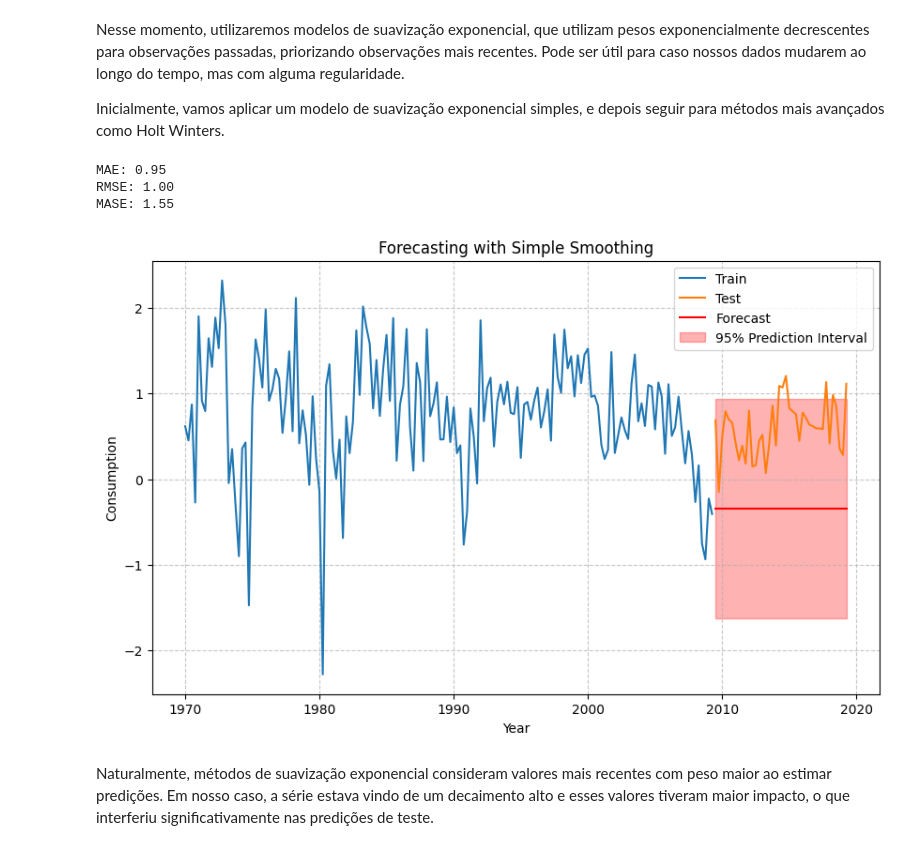
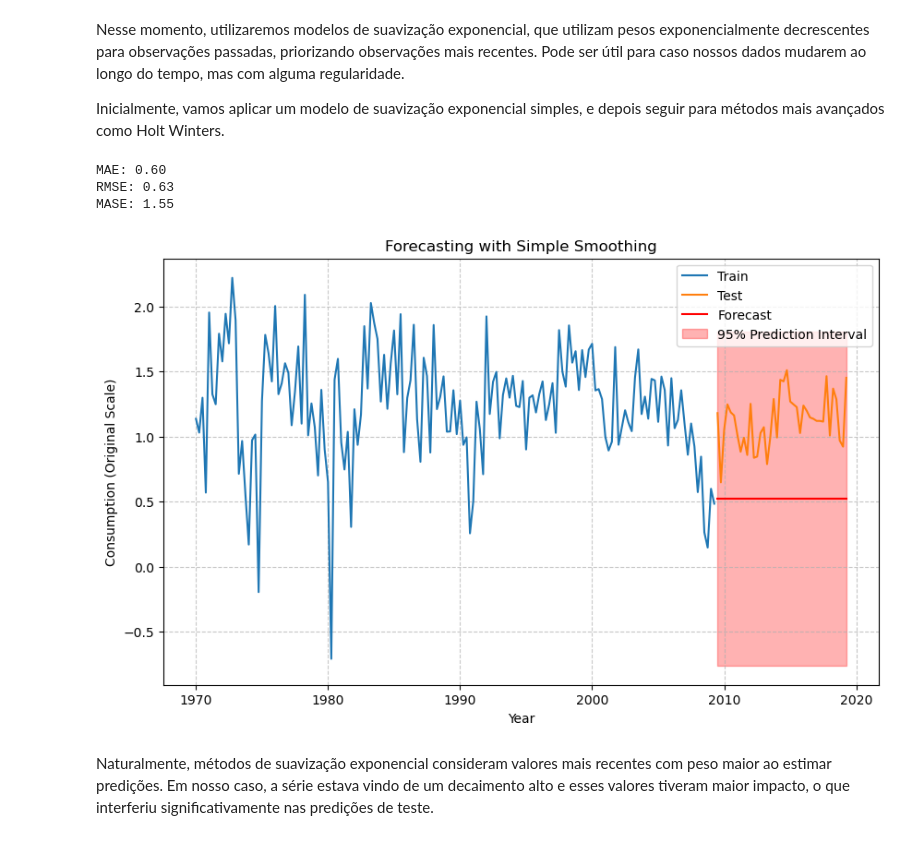
Before and after one commit to ramalhogs/Series_temporais_A2, a Jupyter notebook: exponential_smoothing.ipynb, the cells around one changed output. Drawn from its saved outputs; the diff is of its cells as text; code cells hidden in the pictures.

Commit message:
Added Z-score
Adicionado a transformação Z-score em baselines, expo_smooth, linreg e sarima

```diff
--- a/exponential_smoothing.ipynb
+++ b/exponential_smoothing.ipynb
@@ -31,6 +32,15 @@ df['Quarter'] = df['Quarter'].apply(convert_to_period)
 flt = (df["Quarter"] >= "1970Q1") & (df["Quarter"] <= "2019Q2")
 Consumption = df[["Quarter", "Consumption"]][flt]
 Consumption.set_index("Quarter", inplace=True)
+
+
+# Apply Z-Score Normalization
+scaler = StandardScaler()
+Consumption["Consumption"] = scaler.fit_transform(Consumption[["Consumption"]])
+
+# Ensure it is a Series and set a compatible index (PeriodIndex)
+Consumption.index = pd.PeriodIndex(Consumption.index, freq="Q")
+Consumption = Consumption["Consumption"]  # Convert to pandas Series
 # %%
 flt = (df["Quarter"] >= "1970Q1") & (df["Quarter"] <= "2019Q2")
 Consumption = df[["Quarter", "Consumption"]][flt]
@@ -51,7 +61,7 @@ def fit_and_plot_smoothing(dataset, model_type="simple", seasonal="add", trend="
     Function to fit an exponential smoothing strategy and plot the results,
     including the calculation of MAE, RMSE, and MASE.
     """
-
+    # Dividindo o dataset em treino e teste
     train, test = dataset[:-40], dataset[-40:]
 
     # Escolha do modelo de suavização exponencial
@@ -62,46 +72,64 @@ def fit_and_plot_smoothing(dataset, model_type="simple", seasonal="add", trend="
     elif model_type == "holt_winters":
         model = ExponentialSmoothing(train, trend=trend, seasonal=seasonal, seasonal_periods=seasonal_periods).fit()
     elif model_type == "state_space":
         model = UnobservedComponents(train, level='local level').fit()
 
-    # Previsão e cálculo do intervalo de confiança
+    # Previsão
     y_pred = model.forecast(len(test))
     residuals = train - model.fittedvalues
     pred_std = np.std(residuals)  # Desvio padrão dos resíduos
     conf_interval = 1.96 * pred_std  # Intervalo de 95% assumindo normalidade
 
-    # Cálculo de métricas de erro
-    mae = mean_absolute_error(test, y_pred)
-    rmse = np.sqrt(mean_squared_error(test, y_pred))
-    mase = mean_absolute_scaled_error(test, y_pred, train)
+    # Revertendo dados para a escala original
+    y_pred_original = pd.Series(
+        scaler.inverse_transform(y_pred.values.reshape(-1, 1)).flatten(),
+        index=y_pred.index
+    )
+    test_original = pd.Series(
+        scaler.inverse_transform(test.values.reshape(-1, 1)).flatten(),
+        index=test.index
+    )
+    train_original = pd.Series(
+        scaler.inverse_transform(train.values.reshape(-1, 1)).flatten(),
+        index=train.index
+    )
+
+    # Cálculo de métricas de erro na escala original
+    mae = mean_absolute_error(test_original, y_pred_original)
+    rmse = np.sqrt(mean_squared_error(test_original, y_pred_original))
+    mase = mean_absolute_scaled_error(test_original, y_pred_original, train_original)
 
     print(f"MAE: {mae:.2f}")
     print(f"RMSE: {rmse:.2f}")
     print(f"MASE: {mase:.2f}")
 
     # Plotando série e intervalo de confiança
     plt.figure(figsize=(10, 6))
-    plt.plot(train.index, train, label="Train")
-    plt.plot(test.index, test, label="Test")
-    plt.plot(test.index, y_pred, label="Forecast", color="red")
-    plt.fill_between(test.index, y_pred - conf_interval, y_pred + conf_interval, color='red', alpha=0.3, label="95% Prediction Interval")
+    plt.plot(train_original.index, train_original, label="Train")
+    plt.plot(test_original.index, test_original, label="Test")
+    plt.plot(test_original.index, y_pred_original, label="Forecast", color="red")
+    plt.fill_between(test_original.index,
+                     y_pred_original - conf_interval,
+                     y_pred_original + conf_interval,
+                     color='red', alpha=0.3, label="95% Prediction Interval")
     plt.legend()
     plt.title(f"Forecasting with {model_type.capitalize()} Smoothing")
     plt.xlabel("Year")
-    plt.ylabel("Consumption")
+    plt.ylabel("Consumption (Original Scale)")
     plt.grid(linestyle='--', alpha=0.7, zorder=5)
     plt.show()
+
 
 # Convertendo o índice para formato de data (para garantir compatibilidade)
 Consumption.index = pd.to_datetime(Consumption.index.to_timestamp())
 
 # Aplicando os modelos
 fit_and_plot_smoothing(Consumption["Consumption"], model_type="simple")
 # %% [output]
-MAE: 0.95
-RMSE: 1.00
+MAE: 0.60
+RMSE: 0.63
 MASE: 1.55
-[figure, old version]
+[figure, new version]
 # %% [markdown]
 Naturalmente, métodos de suavização exponencial consideram valores mais recentes com peso maior ao estimar predições. Em nosso caso, a série estava vindo de um decaimento alto e esses valores tiveram maior impacto, o que interferiu significativamente nas predições de teste.
 # %%
```
Also changed, not shown: parts of 3 cells of this notebook, 3 other files.
